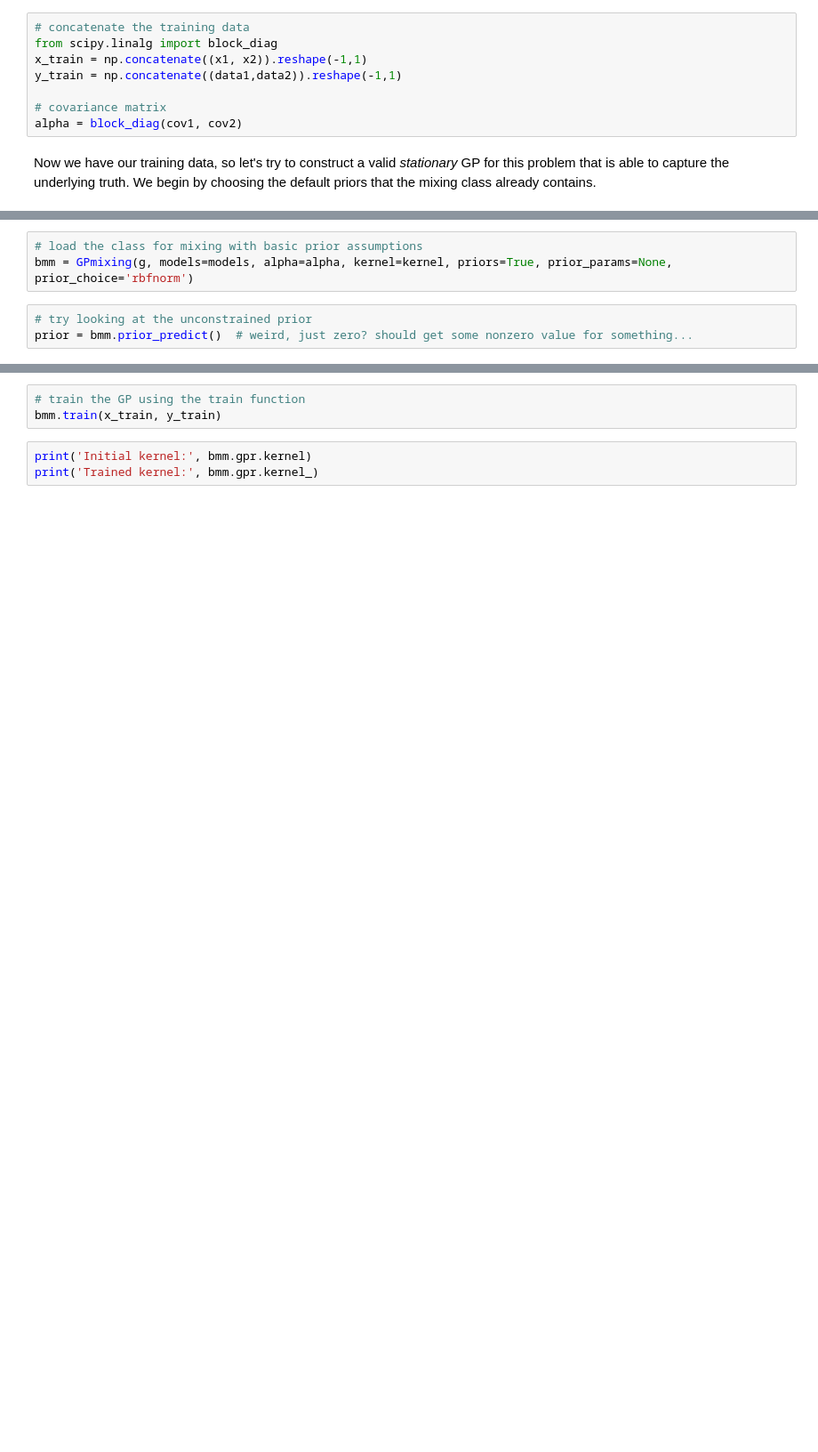
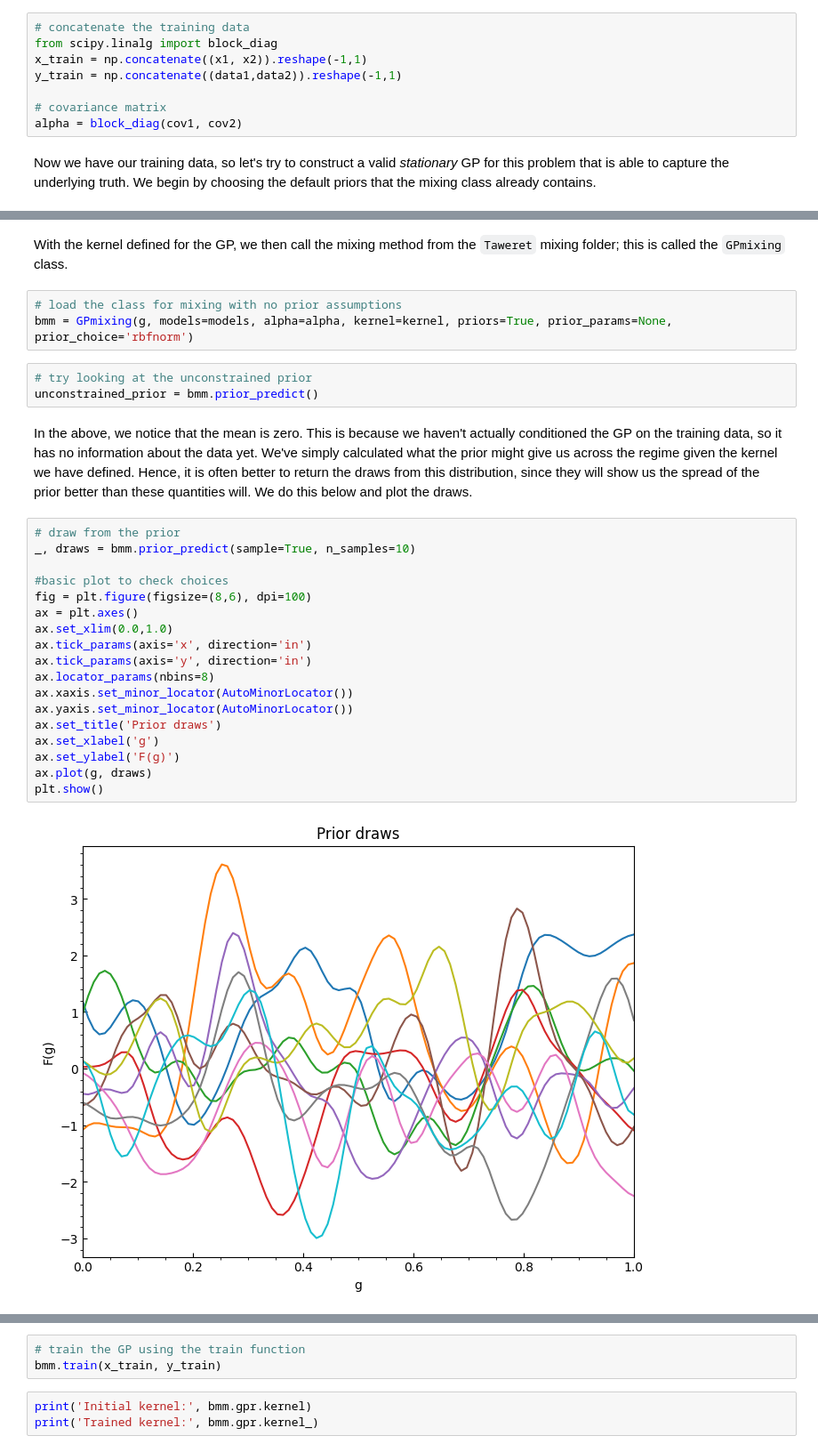
Before and after one commit to bandframework/Taweret, a Jupyter notebook: book/notebooks/GP_BMM/gp_bmm_stationary.ipynb, the cells around one changed output, grey strips where cells are left out. Shown at 89% size. Saved outputs shown, nothing was run; the diff lists cells and outputs as text; blank space fills up the shorter version.

```diff
--- a/book/notebooks/GP_BMM/gp_bmm_stationary.ipynb
+++ b/book/notebooks/GP_BMM/gp_bmm_stationary.ipynb
@@ -163,7 +172,31 @@ Now we have our training data, so let's try to construct a valid *stationary* GP
 kernel = C(constant_value=1.1, constant_value_bounds=[0.25,2.25]) * RBF(length_scale=0.05, length_scale_bounds=[0.02,0.1])
+# %% [markdown]
+With the kernel defined for the GP, we then call the mixing method from the `Taweret` mixing folder; this is called the `GPmixing` class.
 # %%
-# load the class for mixing with basic prior assumptions
+# load the class for mixing with no prior assumptions
 bmm = GPmixing(g, models=models, alpha=alpha, kernel=kernel, priors=True, prior_params=None, prior_choice='rbfnorm')
 # %%
 # try looking at the unconstrained prior
-prior = bmm.prior_predict()  # weird, just zero? should get some nonzero value for something...
+unconstrained_prior = bmm.prior_predict()
+# %% [markdown]
+In the above, we notice that the mean is zero. This is because we haven't actually conditioned the GP on the training data, so it has no information about the data yet. We've simply calculated what the prior might give us across the regime given the kernel we have defined. Hence, it is often better to return the draws from this distribution, since they will show us the spread of the prior better than these quantities will. We do this below and plot the draws.
+# %%
+# draw from the prior
+_, draws = bmm.prior_predict(sample=True, n_samples=10)
+
+#basic plot to check choices
+fig = plt.figure(figsize=(8,6), dpi=100)
+ax = plt.axes()
+ax.set_xlim(0.0,1.0)
+ax.tick_params(axis='x', direction='in')
+ax.tick_params(axis='y', direction='in')
+ax.locator_params(nbins=8)
+ax.xaxis.set_minor_locator(AutoMinorLocator())
+ax.yaxis.set_minor_locator(AutoMinorLocator())
+ax.set_title('Prior draws')
+ax.set_xlabel('g')
+ax.set_ylabel('F(g)')
+ax.plot(g, draws)
+plt.show()
+# %% [output]
+[figure, added]
```
Also changed, not shown: parts of 26 cells of this notebook, 1 other file.
